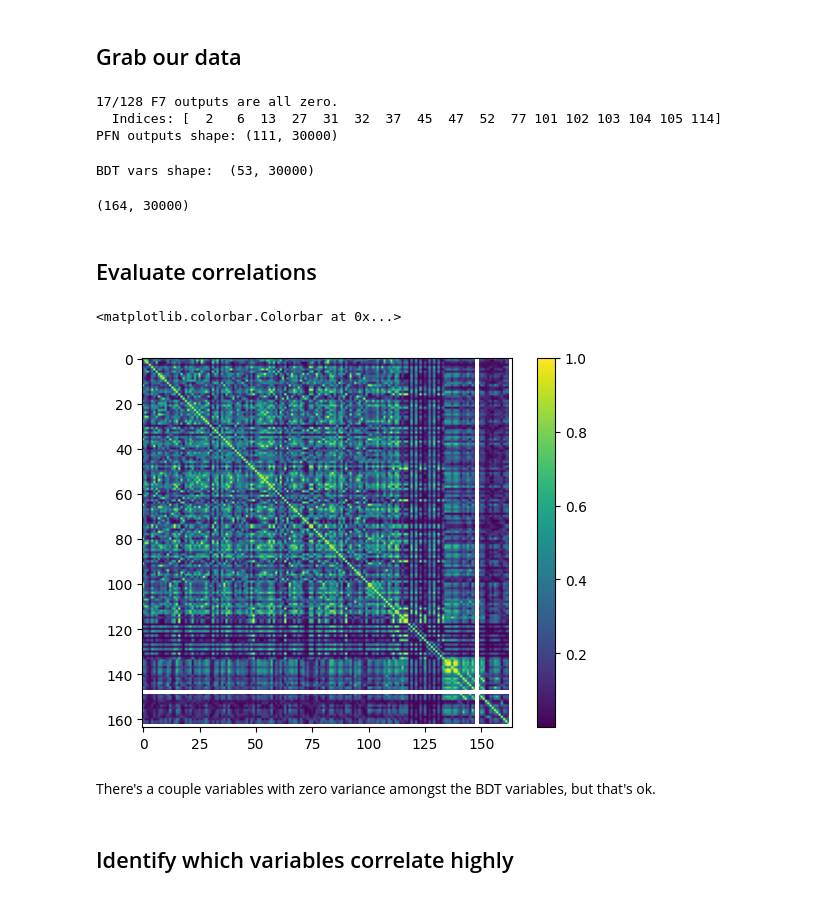
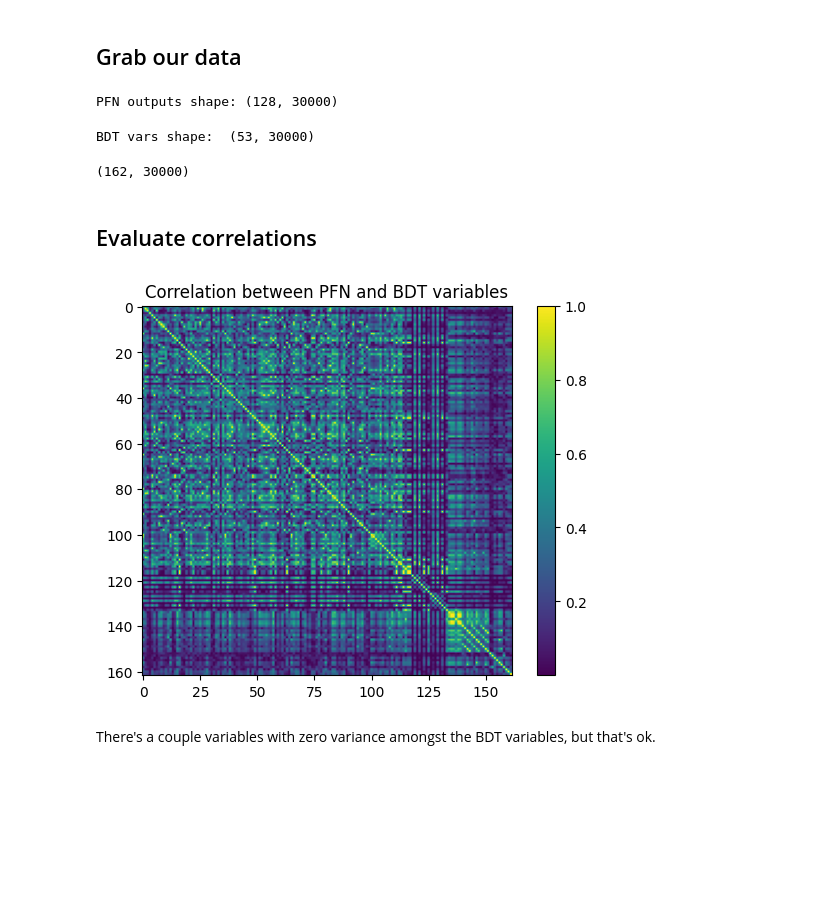
Before and after one commit to womogenes/photon-jet, a Jupyter notebook: final_evaluate/pfn_feature_analysis/correlations.ipynb, the cells around one changed output. Drawn from its saved outputs; the diff is of its cells as text; code cells hidden in the pictures; blank space fills up the shorter version.

```diff
--- a/final_evaluate/pfn_feature_analysis/correlations.ipynb
+++ b/final_evaluate/pfn_feature_analysis/correlations.ipynb
@@ -21,21 +21,11 @@ pfn_outputs = pfn_outputs.T
 if "_" in model_layer:
     part, idx = model_layer.split("_")  # Something like ("F", "7")
     model_layer = f"{part}{idx}"
-pfn_labels = [f"{model_layer}({i})" for i in range(pfn_outputs.shape[1])]
-
-# Mask out things that are all zeros
-all_zero_mask = np.all(pfn_outputs == 0, axis=1)
-print(f"{np.sum(all_zero_mask)}/{pfn_outputs.shape[0]} {model_layer} outputs are all zero.")
-print(f"  Indices: {np.where(all_zero_mask)[0]}")
-
-pfn_outputs = pfn_outputs[~all_zero_mask]
-pfn_labels = [pfn_labels[i] for i in np.where(~all_zero_mask)[0]]
+pfn_labels = [f"{model_layer}({i})" for i in range(pfn_outputs.shape[0])]
 
 print("PFN outputs shape:", pfn_outputs.shape)
 # %% [output]
-17/128 F7 outputs are all zero.
-  Indices: [  2   6  13  27  31  32  37  45  47  52  77 101 102 103 104 105 114]
-PFN outputs shape: (111, 30000)
+PFN outputs shape: (128, 30000)
 # %%
 bdt_vars = []
 for particle in ["pi0", "gamma", task_name]:
@@ -53,7 +40,36 @@ all_vars = np.vstack([pfn_outputs, bdt_vars])
+# %%
+# Mask out things that are all zeros
+def filter_zero_var(arr, labels):
+    """
+    arr.shape == (n_features, n_samples)
+    len(labels) == n_features
+
+    Filter out all features having zero variance.
+    """
+    # Filter for zero variance
+    all_zero_mask = np.nanvar(arr, axis=1) < 1e-6
+    return (
+        arr[~all_zero_mask],
+        [labels[i] for i in np.where(~all_zero_mask)[0]],
+        all_zero_mask
+    )
+
+pfn_outputs, pfn_labels, _ = filter_zero_var(pfn_outputs, pfn_labels)
+bdt_vars, bdt_var_labels, _ = filter_zero_var(bdt_vars, bdt_var_labels)
+# %%
+all_vars = np.vstack([pfn_outputs, bdt_vars])
+all_labels = pfn_labels + bdt_var_labels
+
+# Impute missing values
+nan_locs = np.where(np.isnan(all_vars))
+for feature, sample in zip(*nan_locs):
+    all_vars[feature,sample] = np.nanmean(all_vars[feature,:])
+
+assert not np.any(np.isnan(all_vars))
 # %%
 print(all_vars.shape)
 # %% [output]
-(164, 30000)
+(162, 30000)
 # %% [markdown]
 ## Evaluate correlations
 # %%
@@ -62,10 +78,8 @@ corr_mat = np.corrcoef(all_vars)
 # %%
 plt.imshow(np.abs(corr_mat))
 plt.colorbar()
+plt.title(f"Correlation between PFN and BDT variables");
 # %% [output]
-<matplotlib.colorbar.Colorbar at 0x...>
-[figure, old version]
+[figure, new version]
 # %% [markdown]
 There's a couple variables with zero variance amongst the BDT variables, but that's ok.
-# %% [markdown]
-## Identify which variables correlate highly
```
Also changed, not shown: parts of 17 cells of this notebook.
